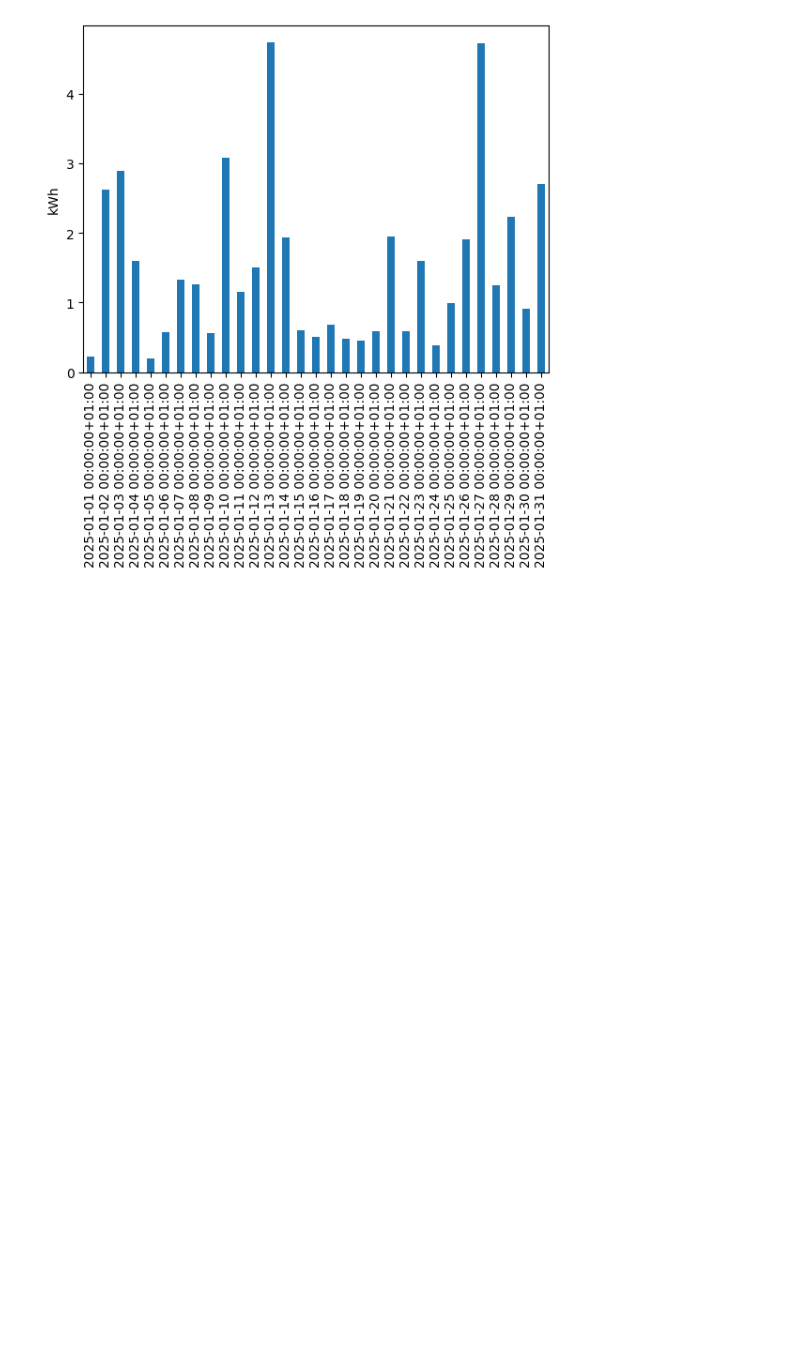
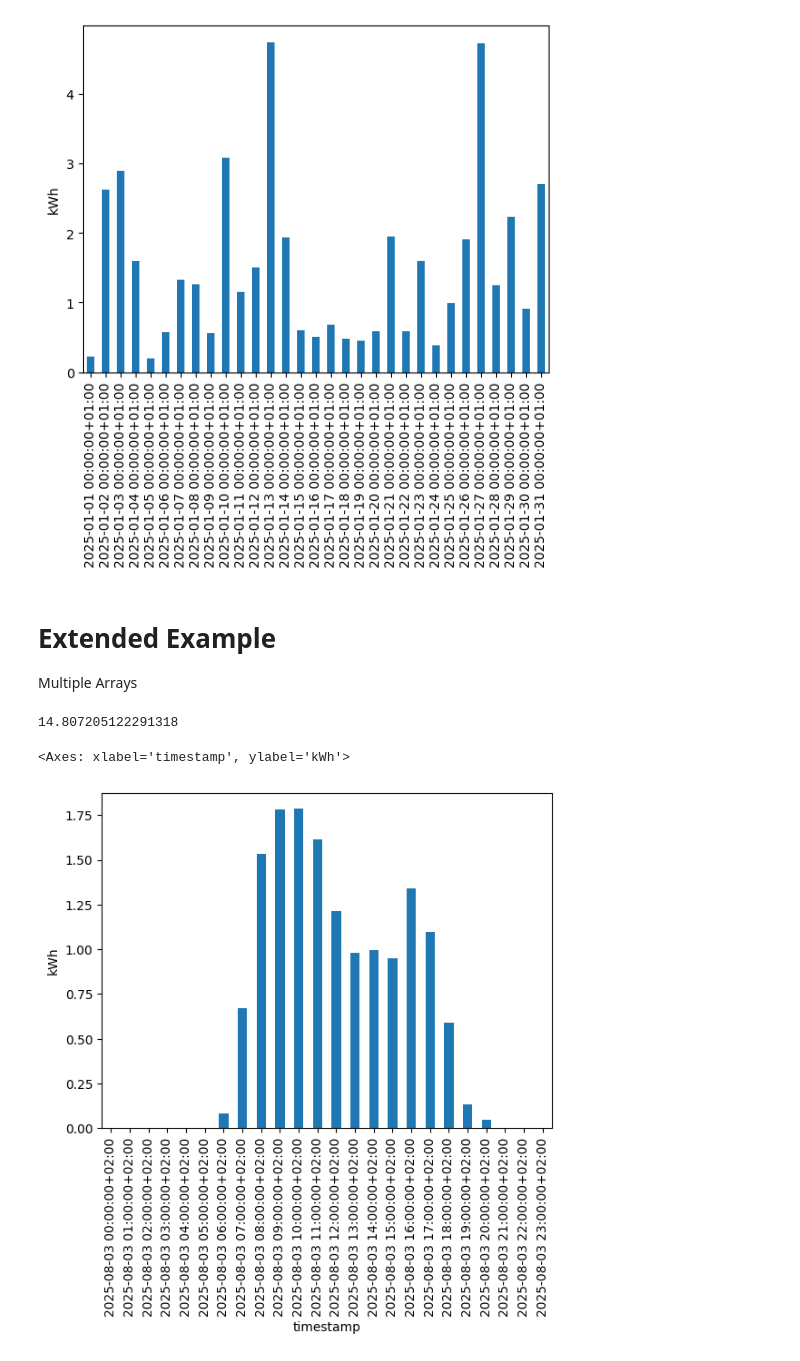
Before and after one commit to EnergieID/OpenEnergyID, a Jupyter notebook: demo_pvsimulation.ipynb, the cells around one changed output. Drawn from its saved outputs; the diff is of its cells as text; code cells hidden in the pictures; blank space fills up the shorter version.

```diff
--- a/demo_pvsimulation.ipynb
+++ b/demo_pvsimulation.ipynb
@@ -74,3 +78,52 @@ simulator.simulation_results.resample("D").sum().plot.bar(ylabel="kWh")
 # %% [output]
 <Axes: ylabel='kWh'>
 [figure]
+# %% [markdown]
+# Extended Example
+
+Multiple Arrays
+# %%
+simulation_parameters = {
+    "modelchain": {
+        "system": {
+            "arrays": [
+                {
+                    "mount": {
+                        "kind": "fixed",
+                        "surface_tilt": 90,  # degrees from horizontal
+                        "surface_azimuth": 270,  # degrees from north
+                    },
+                    "modules_per_string": 6,  # number of modules in series
+                },
+                {
+                    "mount": {
+                        "kind": "fixed",
+                        "surface_tilt": 90,  # degrees from horizontal
+                        "surface_azimuth": 90,  # degrees from north
+                    },
+                    "modules_per_string": 6,  # number of modules in series
+                },
+            ],
+            "p_inverter": 2000,  # Power inverter in W
+            "p_module": 435,  # Power per module in Wp
+        },
+        "location": {"latitude": 51.2, "longitude": 4.4, "tz": "Europe/Brussels"},  # Antwerp
+        "type": "quickscan",
+    },
+    "start": "2025-08-03",  # Simulation start date
+    "end": "2025-08-04",  # Simulation end date
+}
+# %%
+input = PVLibSimulationInput.model_validate(simulation_parameters)
+# %%
+simulator = typing.cast(PVLibSimulator, get_simulator(input))
+await simulator.load_resources()
+
+print(simulator.simulation_results.sum())
+# %% [output]
+14.807205122291318
+# %%
+simulator.simulation_results.resample("h").sum().plot.bar(ylabel="kWh")
+# %% [output]
+<Axes: xlabel='timestamp', ylabel='kWh'>
+[figure, added]
```
Also changed, not shown: parts of 1 cell of this notebook, 2 other files.
